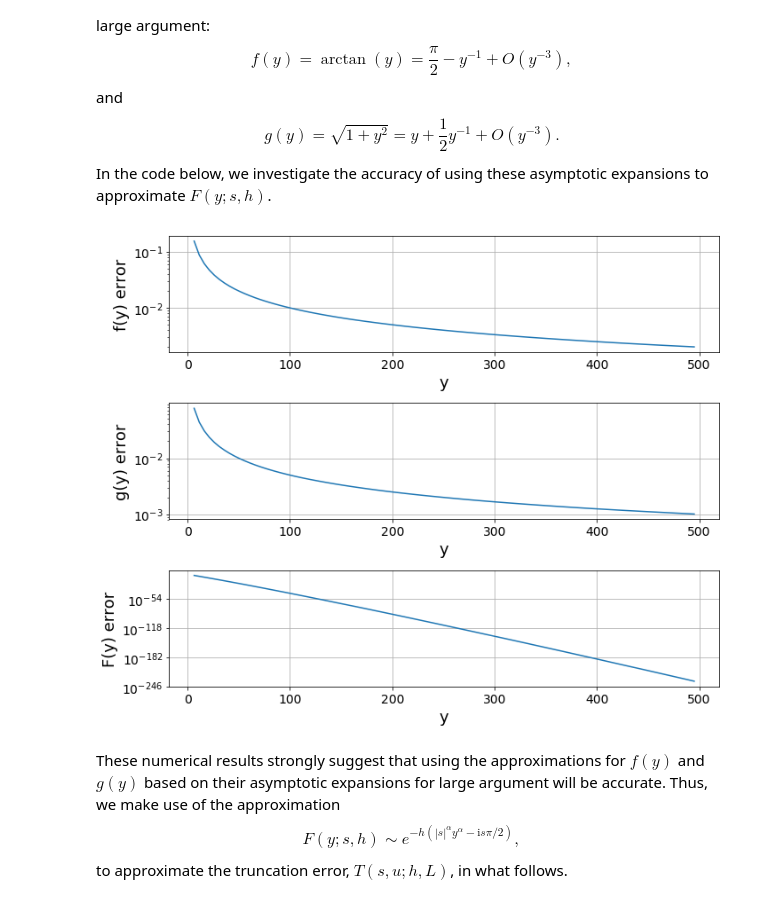
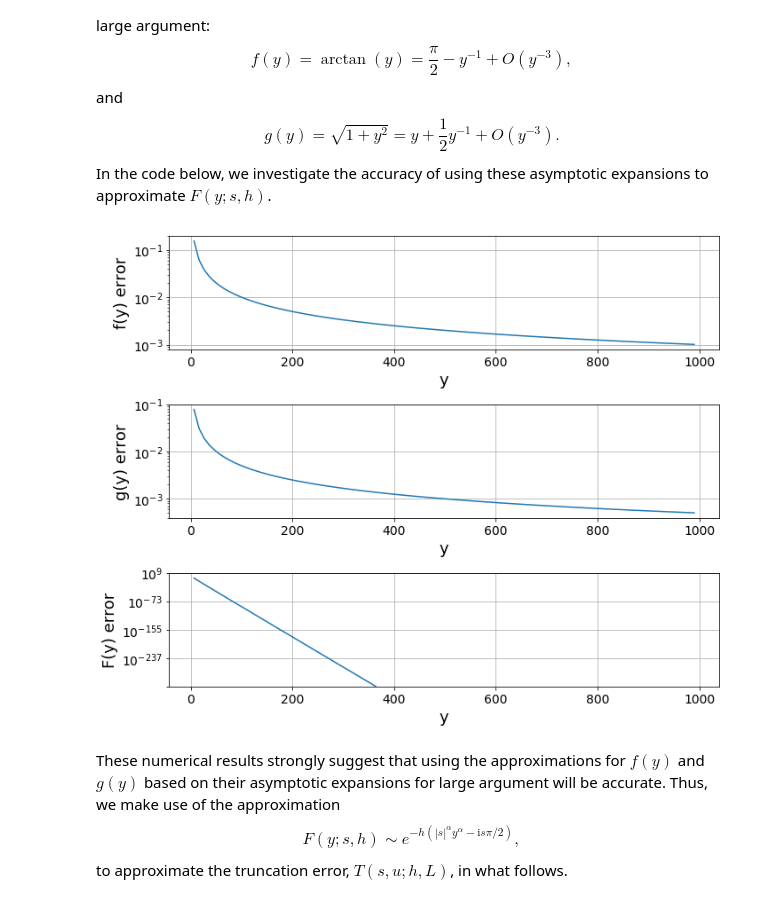
Before and after one commit to hbhat4000/LevySDE, a Jupyter notebook: asymptotics/Lévy SDE.ipynb, the cells around one changed output. Saved outputs shown, nothing was run; the diff lists cells and outputs as text; code cells hidden in the pictures.

```diff
--- a/asymptotics/Lévy SDE.ipynb
+++ b/asymptotics/Lévy SDE.ipynb
@@ -36,12 +36,12 @@ The main assumption we make here is that $h$ is small. For that case, the oscill
 # %%
 # set the parameter h
 
-h = 0.01
+h = 0.25
 
 # set the values for s and u
 
-s = 40
-u = 10
+s = 10^(-14)
+u = 10^(-15)
 
 # compute the y grid
 
@@ -176,13 +176,13 @@ In the code below, we investigate the accuracy of using these asymptotic expansi
 
 # compute the ybig grid over [L/2,1000]
 
-Lybig = 500
+Lybig = 1000
 Nybig = 100
 ybig  = np.arange( L/2, Lybig, (Lybig-L/2)/Nybig )
 
 # set the value of alpha (1 <= alpha <= 2)
 
-alpha = 1.1
+alpha = 1.0
 
 # compute f and its leading-order asymptotic approximation
 
@@ -195,34 +195,34 @@ gexact  = np.sqrt( 1 + ybig**2 )
 gapprox = ybig
 
 # compute F and its approximation
 
 Fexact  = np.exp( -h * np.abs( s * gexact  ) ** alpha + 1j * s * h * fexact  )
 Fapprox = np.exp( -h * np.abs( s * gapprox ) ** alpha + 1j * s * h * fapprox )
 
 # plot the results
 
 plt.subplot(311)
 plt.semilogy( ybig, np.abs(fexact - fapprox) )
 plt.grid( True )
 plt.xlabel( 'y', fontsize=18 )
 plt.ylabel( 'f(y) error', fontsize=18)
 
 plt.subplot(312)
 plt.semilogy( ybig, np.abs( gexact - gapprox ) )
 plt.grid( True )
 plt.xlabel( 'y', fontsize=18 )
 plt.ylabel( 'g(y) error', fontsize=18)
 
 plt.subplot(313)
 plt.semilogy( ybig, np.abs( Fexact - Fapprox ) )
 plt.grid( True )
 plt.xlabel( 'y', fontsize=18 )
 plt.ylabel( 'F(y) error', fontsize=18 )
 
 plt.tight_layout()
 plt.show()
 # %% [output]
-[figure, old version]
+[figure, new version]
 # %% [markdown]
 These numerical results strongly suggest that using the approximations for $f(y)$ and $g(y)$ based on their asymptotic expansions for large argument will be accurate. Thus, we make use of the approximation
 $$
```
Also changed, not shown: parts of 2 cells of this notebook, 3 other files.
